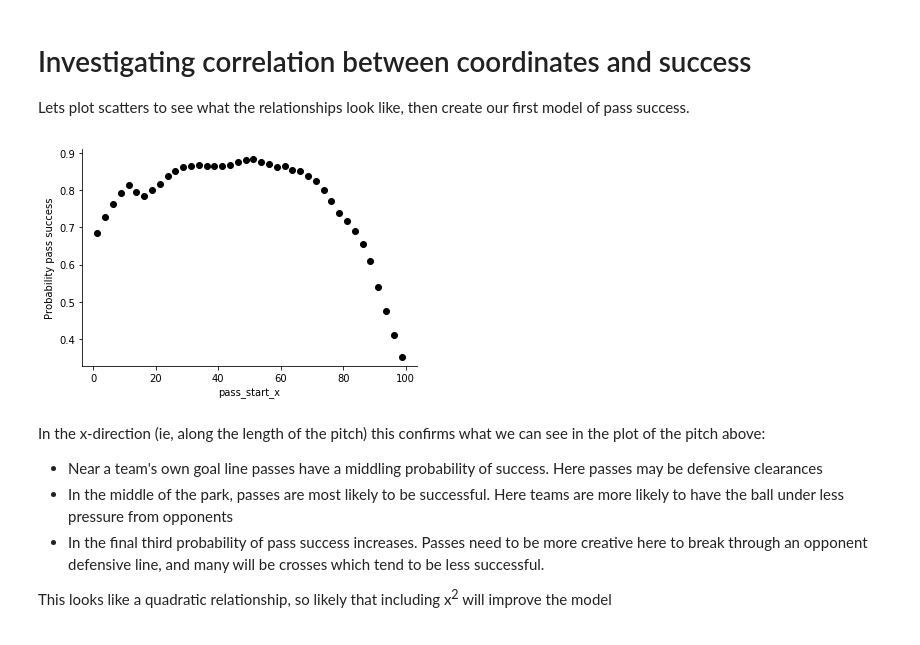
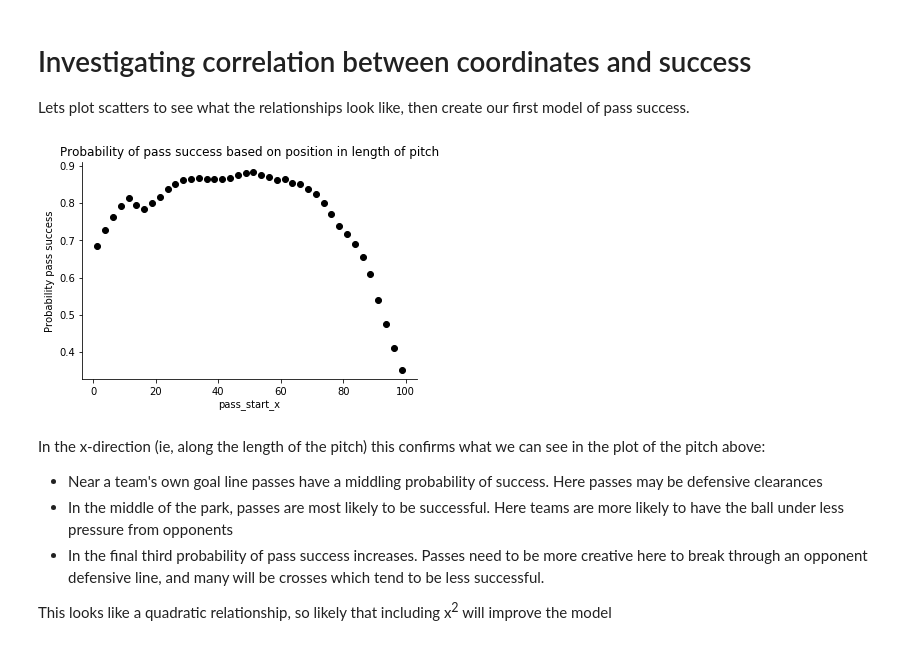
Before and after one commit to oc266/evaluating_passes, a Jupyter notebook: predicting_pass_success.ipynb, the cells around one changed output. Cells and saved outputs as stored; diff of their text form; code cells hidden in the pictures.

```diff
--- a/predicting_pass_success.ipynb
+++ b/predicting_pass_success.ipynb
@@ -384,7 +511,7 @@ plot_event_heatmap(y_start_metres[~pass_data['success']],
 
 Lets plot scatters to see what the relationships look like, then create our first model of pass success.
 # %%
-def plot_relationship_scatter(pass_data, variable_to_plot, curve_parameters=None):
+def plot_relationship_scatter(pass_data, variable_to_plot, curve_parameters=None, title=None):
     """
     Plot the relationship between the variable to plot and the probability of a pass success, based on the data
     provided in the pass_data DataFrame.
@@ -400,7 +527,10 @@ def plot_relationship_scatter(pass_data, variable_to_plot, curve_parameters=None
         The name of a field in the pass_data for which to plot a relationship between it and pass success probability
 
     curve_parameters (list)
-        Parameters for a logistic regression to plot.
+        Optional. Parameters for a logistic regression to plot.
+
+    title (str)
+        Optional. If provided, include as a title for the plot
     """
     passcount_dist = np.histogram(pass_data[variable_to_plot], bins=40, range=[0, 100])
     successcount_dist = np.histogram(pass_data[pass_data['success']][variable_to_plot], bins=40, range=[0, 100])
@@ -422,11 +552,16 @@ def plot_relationship_scatter(pass_data, variable_to_plot, curve_parameters=None
     ax.set_xlabel(variable_to_plot)
     ax.spines['top'].set_visible(False)
     ax.spines['right'].set_visible(False)
+
+    if title:
+        plt.title(title)
+
     plt.show()
-# %%
-plot_relationship_scatter(pass_data, 'pass_start_x')
-# %% [output]
-[figure, removed]
+# %%
+plot_relationship_scatter(pass_data, 'pass_start_x',
+                         title='Probability of pass success based on position in length of pitch')
+# %% [output]
+[figure, added]
 # %% [markdown]
 In the x-direction (ie, along the length of the pitch) this confirms what we can see in the plot of the pitch above:
 * Near a team's own goal line passes have a middling probability of success. Here passes may be defensive clearances
```
Also changed, not shown: parts of 62 cells of this notebook, 1 other file.
